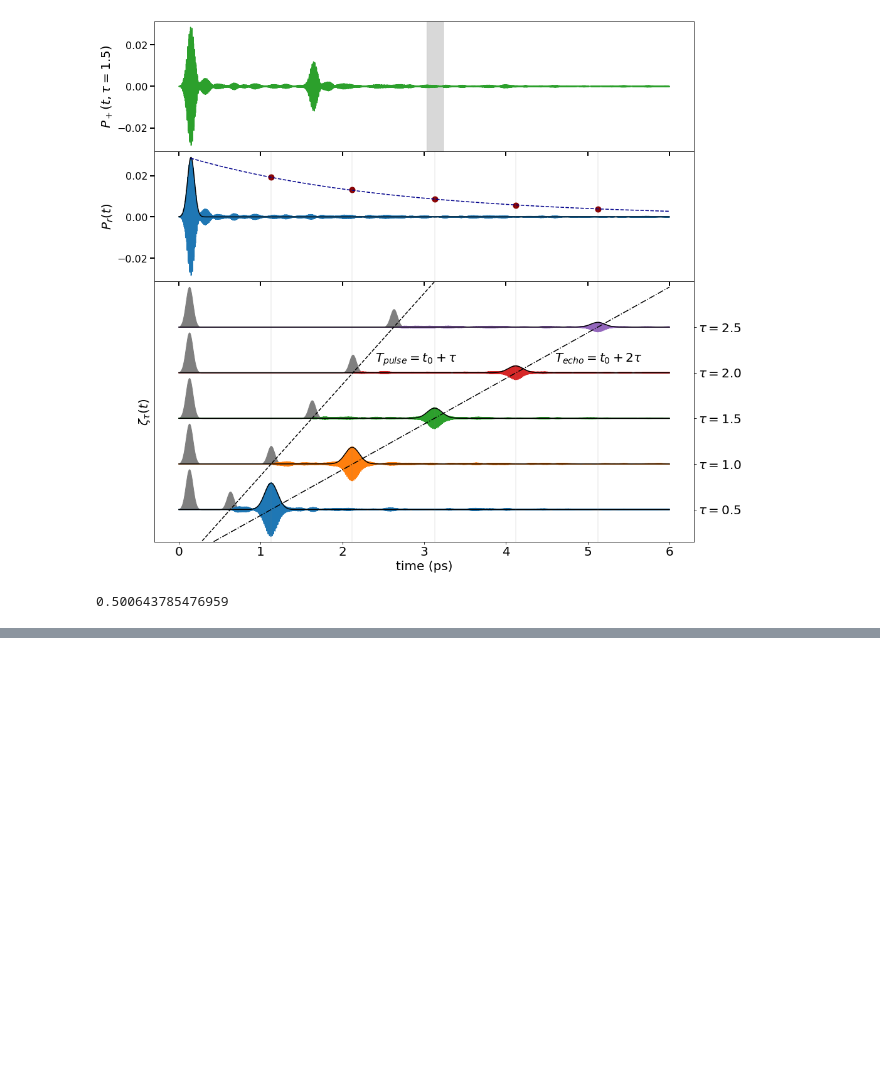
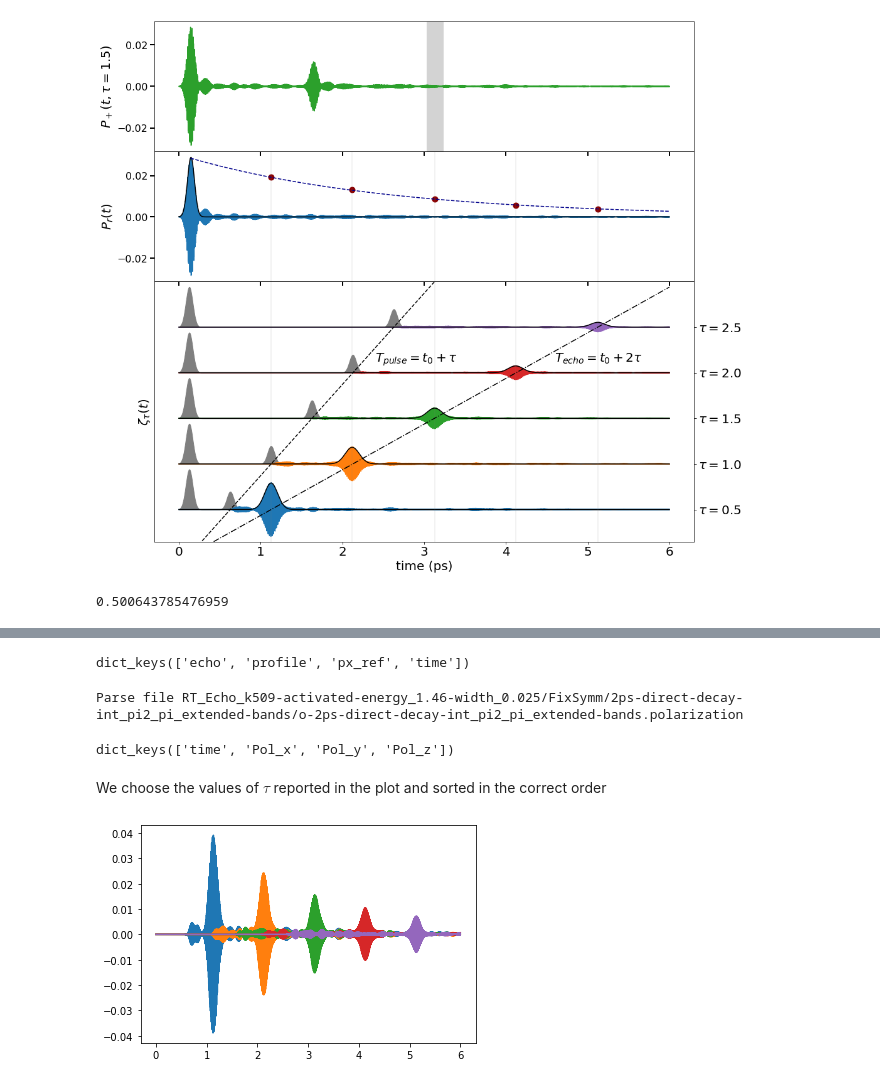
Before and after one commit to marcodalessandro76/Echo_mechanisms_decay_time_optical_orientation, a Jupyter notebook: PHOTON_ECO/ANALYSIS_Plot.ipynb, the cells around one changed output, grey strips where cells are left out. Cells and saved outputs as stored; diff of their text form; code cells hidden in the pictures; blank space fills up the shorter version.

```diff
--- a/PHOTON_ECO/ANALYSIS_Plot.ipynb
+++ b/PHOTON_ECO/ANALYSIS_Plot.ipynb
@@ -375,0 +390,37 @@ a_echo/a_profile
+# %%
+file = 'RT_Echo_k509-activated-energy_1.46-width_0.025/FixSymm/Results/echo_decay_int_pi2_pi_extended-bands.yaml'
+file_pol = 'RT_Echo_k509-activated-energy_1.46-width_0.025/FixSymm/2ps-direct-decay-int_pi2_pi_extended-bands/o-2ps-direct-decay-int_pi2_pi_extended-bands.polarization'
+int_str = 'pi2_pi'
+
+eta = 4e-1
+# %%
+with open(file, 'r') as f:
+    data_loaded = yaml.safe_load(f)
+data_loaded.keys()
+# %% [output]
+dict_keys(['echo', 'profile', 'px_ref', 'time'])
+# %%
+polarization = P.YamboOutputParser([file_pol])['polarization']
+polarization.keys()
+# %% [output]
+Parse file RT_Echo_k509-activated-energy_1.46-width_0.025/FixSymm/2ps-direct-decay-int_pi2_pi_extended-bands/o-2ps-direct-decay-int_pi2_pi_extended-bands.polarization
+dict_keys(['time', 'Pol_x', 'Pol_y', 'Pol_z'])
+# %% [markdown]
+We choose the values of $\tau$ reported in the plot and sorted in the correct order
+# %%
+tau = ['0.5ps','1ps','1.5ps','2ps','2.5ps']
+echo_peak_vals = [1,2,3,4,5]
+# %%
+time = 1e-3*np.array(data_loaded['time'])
+px_ref = np.array(data_loaded['px_ref'])
+echo = data_loaded['echo']
+profile = data_loaded['profile']
+
+for t in tau:
+    echo[t] = np.array(echo[t])
+    profile[t] = np.array(profile[t])
+# %%
+for t in tau:
+    plt.plot(time,echo[t])
+# %% [output]
+[figure, added]
```
Also changed, not shown: parts of 15 cells of this notebook, 6 other files.
